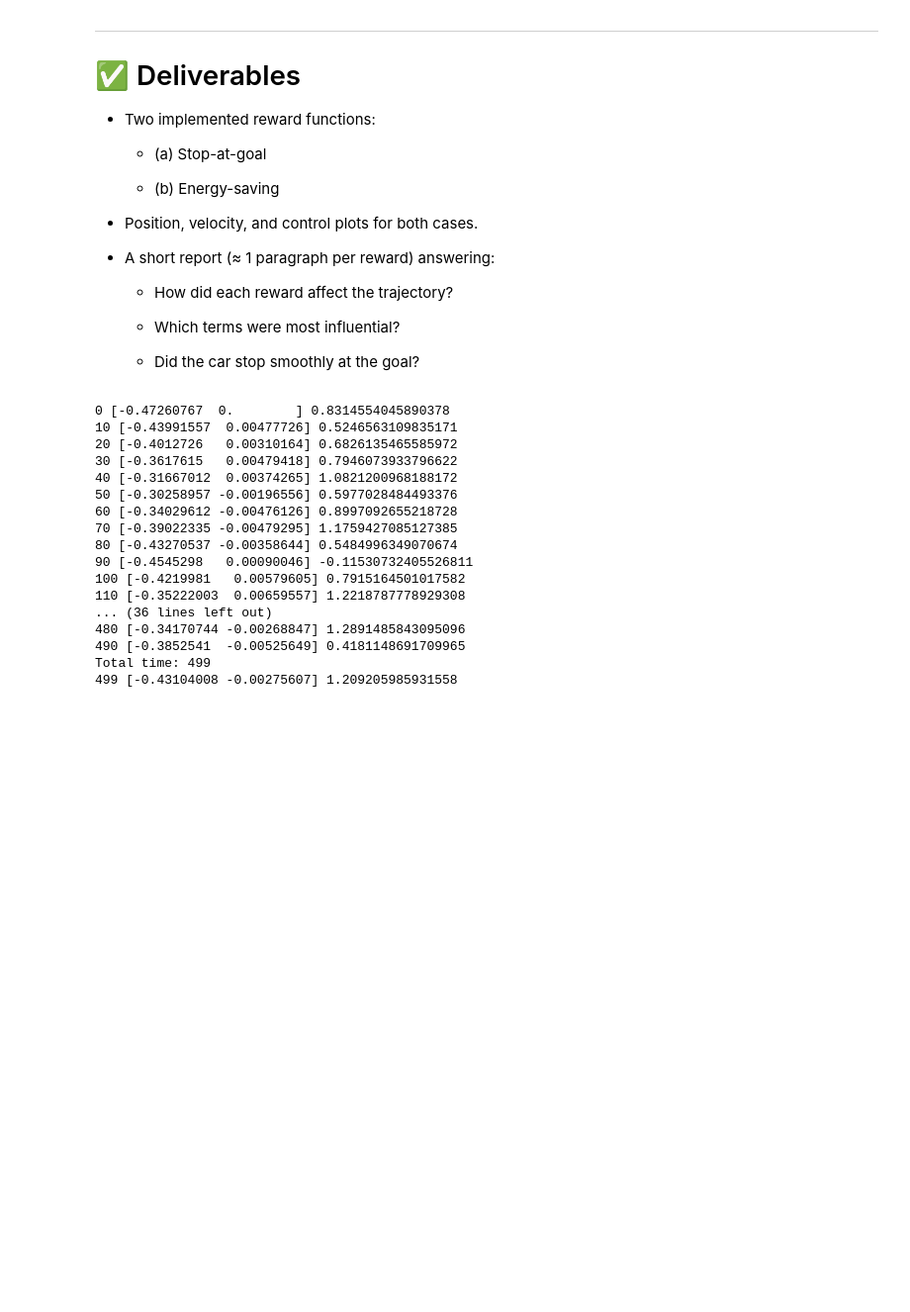
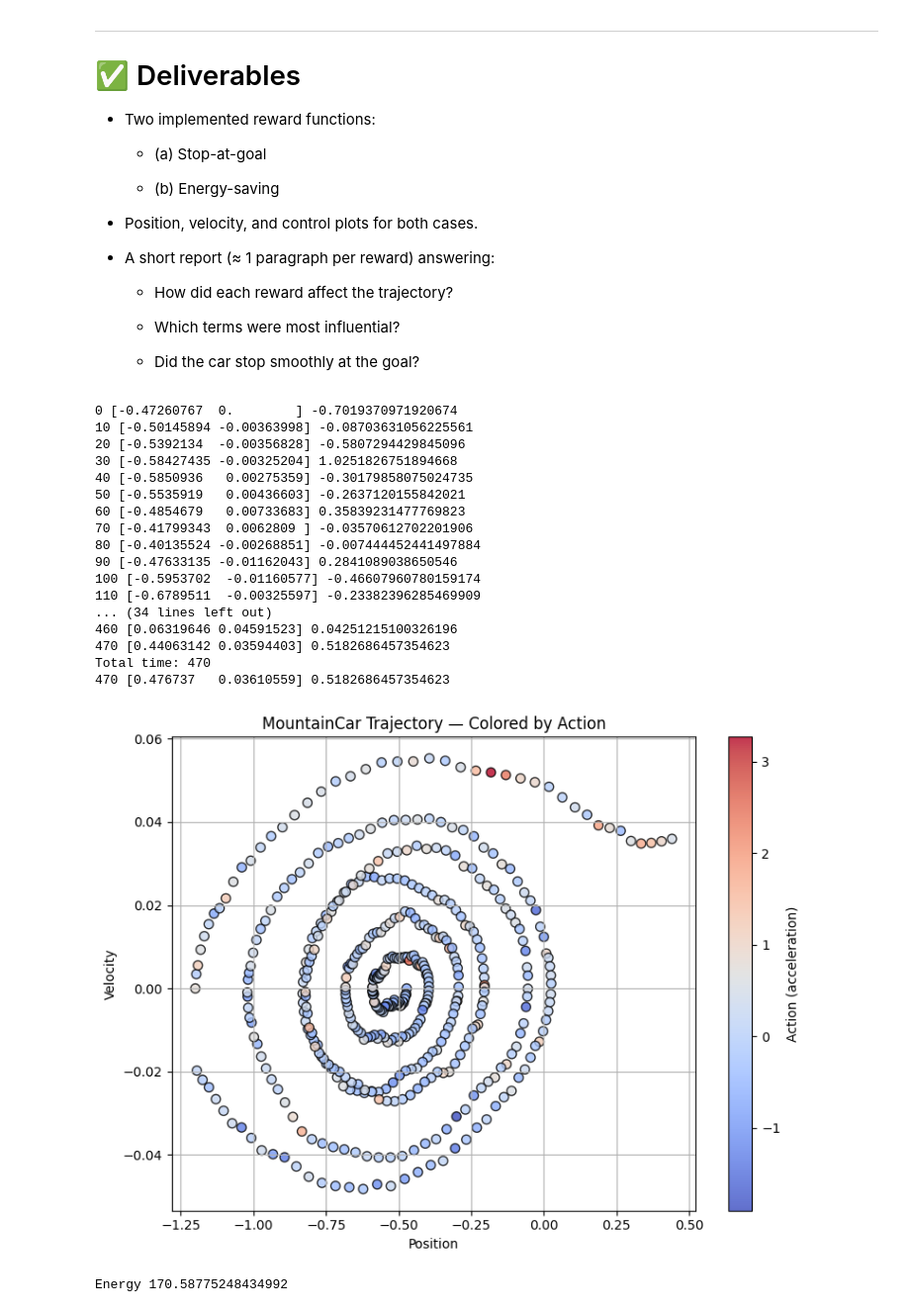
Before and after one commit to simkarwin/RL1, a Jupyter notebook: lab9_mountain_optimal.ipynb, the cells around one changed output. Shown at 99% size. Cells and saved outputs as stored; diff of their text form; code cells hidden in the pictures; blank space fills up the shorter version.

```diff
--- a/lab9_mountain_optimal.ipynb
+++ b/lab9_mountain_optimal.ipynb
@@ -518,58 +527,61 @@ Take into account that the weights help to scale the magnitude of the variables.
 
     * Did the car stop smoothly at the goal?
 # %%
+# minimizing the energy
+
 def cost_fn(state, a):
     x, v = state
     goal = 0.5
 
-    w_pos = 15.0
-    w_vel = 3.0
-    w_ctrl = 5.0
+    w_pos = 8.0
+    w_vel = 1000.0
+    w_ctrl = 45.0   # much stronger penalty on action (energy)
 
     pos_err = x - goal
-    # proximity weight: 1 when close, ~0 when far (sigma controls radius)
-    sigma = 0.08
-    prox = np.exp(- (pos_err**2) / (2 * sigma**2))
-
-    cost = w_pos * (pos_err**2) + (w_vel * prox) * (v**2) + w_ctrl * (a**2)
+    cost = w_pos * (pos_err ** 2) - w_vel * np.abs(v) + w_ctrl * np.abs(a)
     return cost
 
 # Initialize controller once
 mppi2 = MPPIController(H=30, N_seq=200, λ=.10, σ=.50)
 
 obs, _ = env.reset(seed=0)
 traj = []
 
 for t in range(1000):
     a = mppi2.action(obs)  # plot first iteration only
     traj.append([obs, a])
 
     if t%10==0:
       print(t, obs, a)
 
     obs, r, term, trunc, _ = env.step([a])
 
 
     if term or trunc:
         break
 
 print(f"Total time: {t:.0f}")
 print(t, obs, a)
+plot_trajectory(traj)
+
+print("Energy", sum([a**2for s,a in traj]))
 # %% [output]
-0 [-0.47260767  0.        ] 0.8314554045890378
-10 [-0.43991557  0.00477726] 0.5246563109835171
-20 [-0.4012726   0.00310164] 0.6826135465585972
-30 [-0.3617615   0.00479418] 0.7946073933796622
-40 [-0.31667012  0.00374265] 1.0821200968188172
-50 [-0.30258957 -0.00196556] 0.5977028484493376
-60 [-0.34029612 -0.00476126] 0.8997092655218728
-70 [-0.39022335 -0.00479295] 1.1759427085127385
-80 [-0.43270537 -0.00358644] 0.5484996349070674
-90 [-0.4545298   0.00090046] -0.11530732405526811
-100 [-0.4219981   0.00579605] 0.7915164501017582
-110 [-0.35222003  0.00659557] 1.2218787778929308
-... (36 lines left out)
-480 [-0.34170744 -0.00268847] 1.2891485843095096
-490 [-0.3852541  -0.00525649] 0.4181148691709965
-Total time: 499
-499 [-0.43104008 -0.00275607] 1.209205985931558
+0 [-0.47260767  0.        ] -0.7019370971920674
+10 [-0.50145894 -0.00363998] -0.08703631056225561
+20 [-0.5392134  -0.00356828] -0.5807294429845096
+30 [-0.58427435 -0.00325204] 1.0251826751894668
+40 [-0.5850936   0.00275359] -0.30179858075024735
+50 [-0.5535919   0.00436603] -0.2637120155842021
+60 [-0.4854679   0.00733683] 0.35839231477769823
+70 [-0.41799343  0.0062809 ] -0.03570612702201906
+80 [-0.40135524 -0.00268851] -0.007444452441497884
+90 [-0.47633135 -0.01162043] 0.2841089038650546
+100 [-0.5953702  -0.01160577] -0.46607960780159174
+110 [-0.6789511  -0.00325597] -0.23382396285469909
+... (34 lines left out)
+460 [0.06319646 0.04591523] 0.04251215100326196
+470 [0.44063142 0.03594403] 0.5182686457354623
+Total time: 470
+470 [0.476737   0.03610559] 0.5182686457354623
+[figure, added]
+Energy 170.58775248434992
```
Also changed, not shown: parts of 14 cells of this notebook.
